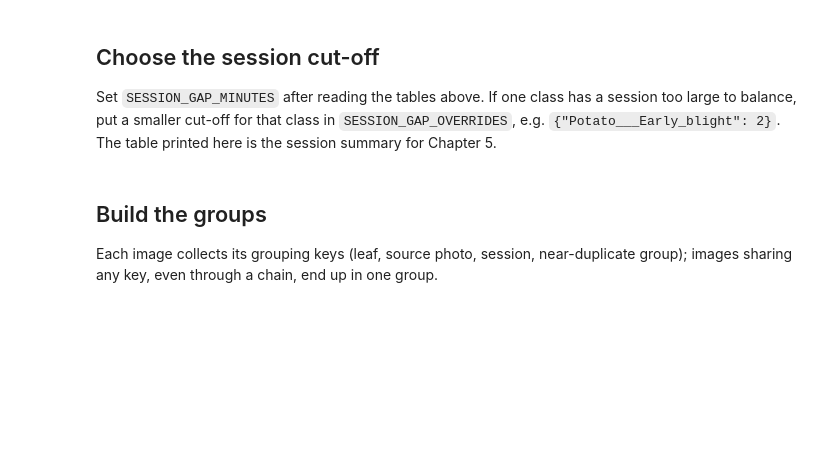
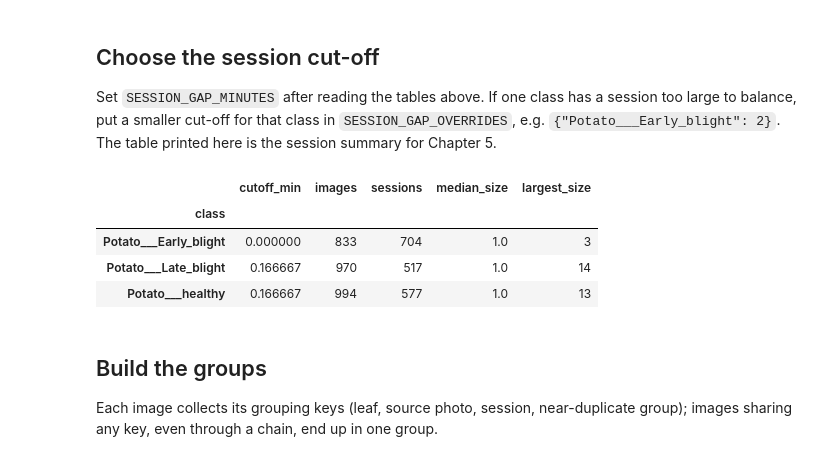
Before and after one commit to BilliartMuthoni/IS-PROJECT, a Jupyter notebook: ml/notebooks/07_data_split.ipynb, the cells around one changed output. Saved outputs shown, nothing was run; the diff lists cells and outputs as text; code cells hidden in the pictures; blank space fills up the shorter version.

```diff
--- a/ml/notebooks/07_data_split.ipynb
+++ b/ml/notebooks/07_data_split.ipynb
@@ -94,19 +187,25 @@ large to balance, put a smaller cut-off for that class in `SESSION_GAP_OVERRIDES
 e.g. `{"Potato___Early_blight": 2}`. The table printed here is the session summary for
 Chapter 5.
 # %%
-SESSION_GAP_MINUTES = None
-SESSION_GAP_OVERRIDES = {}
+SESSION_GAP_MINUTES = 10 / 60   # 10 seconds
+SESSION_GAP_OVERRIDES = {"Potato___Early_blight": 0}   # identical time stamp only
 
 assert SESSION_GAP_MINUTES is not None, "Choose SESSION_GAP_MINUTES from the tables above first."
 gap_minutes = {c: SESSION_GAP_OVERRIDES.get(c, SESSION_GAP_MINUTES) for c in config.TANZANIA_CLASS_MAP.values()}
 
 inventory["session"] = split.assign_sessions(inventory, gap_minutes)
 tz_pool = tz_pool.merge(inventory[["class", "file", "session"]], on=["class", "file"], how="left")
 assert tz_pool["session"].notna().all(), "Some sampled photos were not found in the inventory"
 
 sessions = split.session_summary(tz_pool, gap_minutes)
 display(sessions)
 sessions.to_csv(config.METADATA_DIR / "tanzania_sessions_summary.csv")
+# %% [output]
+|  | cutoff_min | images | sessions | median_size | largest_size |
+| class |  |  |  |  |  |
+| Potato___Early_blight | 0.000000 | 833 | 704 | 1.0 | 3 |
+| Potato___Late_blight | 0.166667 | 970 | 517 | 1.0 | 14 |
+| Potato___healthy | 0.166667 | 994 | 577 | 1.0 | 13 |
 # %% [markdown]
 ## Build the groups
 
```
Also changed, not shown: parts of 11 cells of this notebook.
